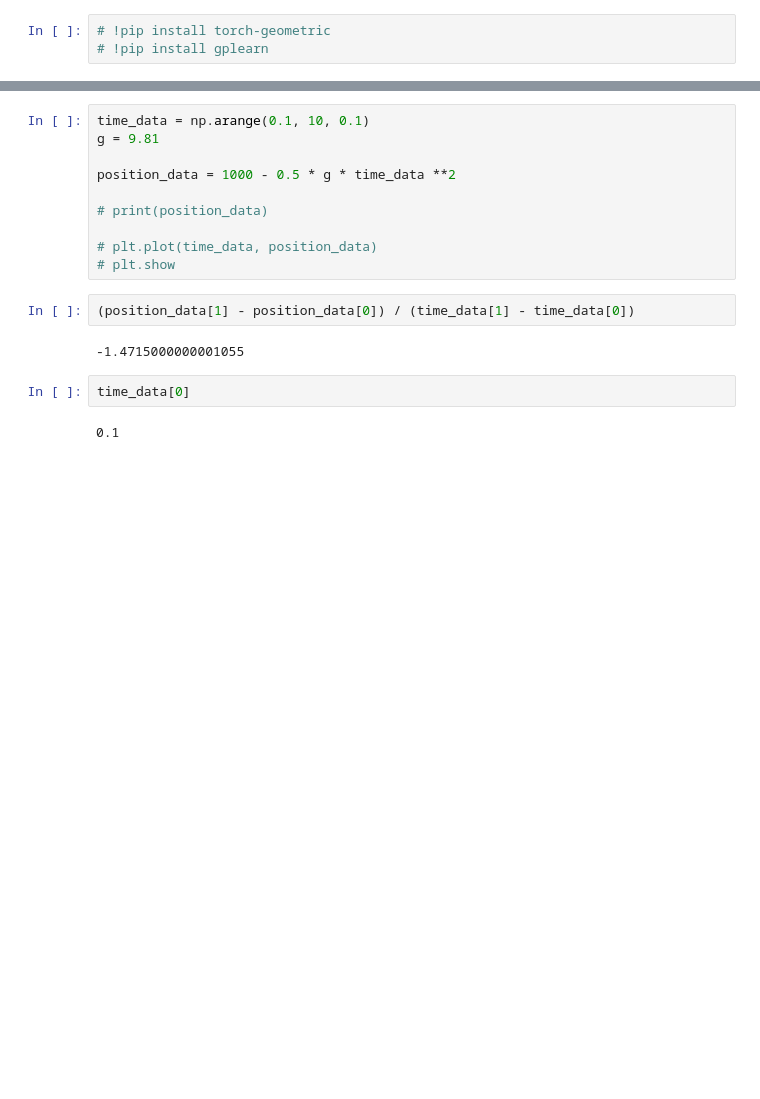
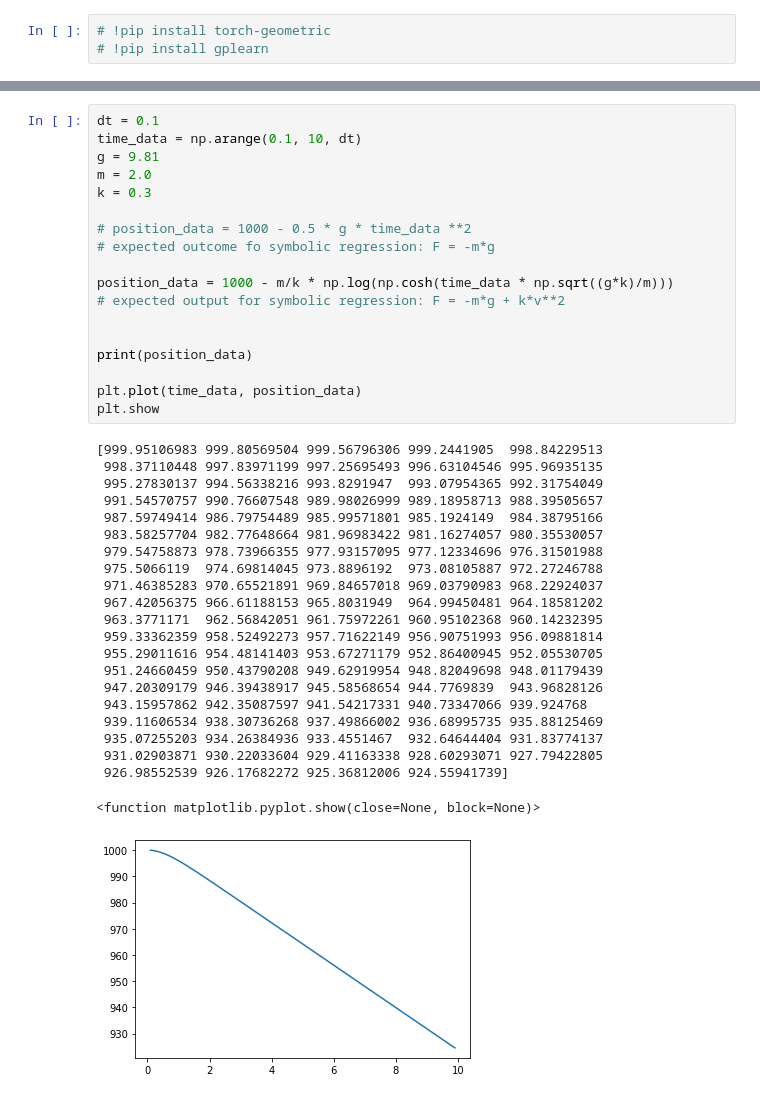
Before and after one commit to TransistorTom/DeepLearningPH, a Jupyter notebook: huy_in_freefall.ipynb, the cells around one changed output, grey strips where cells are left out. Drawn from its saved outputs; the diff is of its cells as text; blank space fills up the shorter version.

Commit message:
removes useless file and modifies notebook with initial atrempts to apply symbolic regression to a freefall with drag model

```diff
--- a/huy_in_freefall.ipynb
+++ b/huy_in_freefall.ipynb
@@ -12,21 +15,44 @@ from torch_geometric.nn import MessagePassing
 # %%
-time_data = np.arange(0.1, 10, 0.1)
+dt = 0.1
+time_data = np.arange(0.1, 10, dt)
 g = 9.81
+m = 2.0
+k = 0.3
 
-position_data = 1000 - 0.5 * g * time_data **2
+# position_data = 1000 - 0.5 * g * time_data **2
+# expected outcome fo symbolic regression: F = -m*g
 
-# print(position_data)
+position_data = 1000 - m/k * np.log(np.cosh(time_data * np.sqrt((g*k)/m)))
+# expected output for symbolic regression: F = -m*g + k*v**2
 
-# plt.plot(time_data, position_data)
-# plt.show
+
+print(position_data)
+
+plt.plot(time_data, position_data)
+plt.show
+# %% [output]
+[999.95106983 999.80569504 999.56796306 999.2441905  998.84229513
+ 998.37110448 997.83971199 997.25695493 996.63104546 995.96935135
+ 995.27830137 994.56338216 993.8291947  993.07954365 992.31754049
+ 991.54570757 990.76607548 989.98026999 989.18958713 988.39505657
+ 987.59749414 986.79754489 985.99571801 985.1924149  984.38795166
+ 983.58257704 982.77648664 981.96983422 981.16274057 980.35530057
+ 979.54758873 978.73966355 977.93157095 977.12334696 976.31501988
+ 975.5066119  974.69814045 973.8896192  973.08105887 972.27246788
+ 971.46385283 970.65521891 969.84657018 969.03790983 968.22924037
+ 967.42056375 966.61188153 965.8031949  964.99450481 964.18581202
+ 963.3771171  962.56842051 961.75972261 960.95102368 960.14232395
+ 959.33362359 958.52492273 957.71622149 956.90751993 956.09881814
+ 955.29011616 954.48141403 953.67271179 952.86400945 952.05530705
+ 951.24660459 950.43790208 949.62919954 948.82049698 948.01179439
+ 947.20309179 946.39438917 945.58568654 944.7769839  943.96828126
+ 943.15957862 942.35087597 941.54217331 940.73347066 939.924768
+ 939.11606534 938.30736268 937.49866002 936.68995735 935.88125469
+ 935.07255203 934.26384936 933.4551467  932.64644404 931.83774137
+ 931.02903871 930.22033604 929.41163338 928.60293071 927.79422805
+ 926.98552539 926.17682272 925.36812006 924.55941739]
+<function matplotlib.pyplot.show(close=None, block=None)>
+[figure, added]
-# %%
-(position_data[1] - position_data[0]) / (time_data[1] - time_data[0])
-# %% [output]
--1.4715000000001055
-# %%
-time_data[0]
-# %% [output]
-0.1
 # %%
 # Define the GNN model
 class FreeFallGNN(MessagePassing):
```
Also changed, not shown: parts of 9 cells of this notebook, 1 other file.
